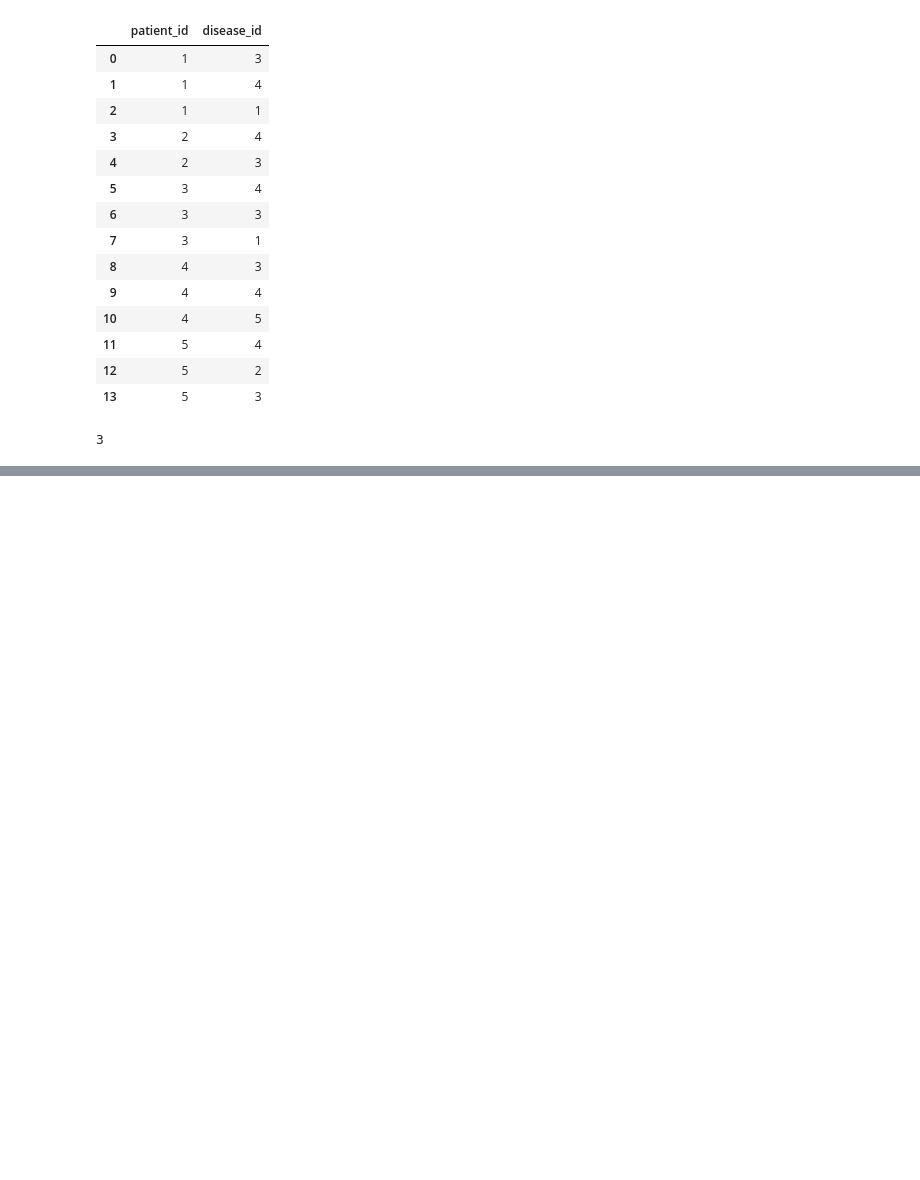
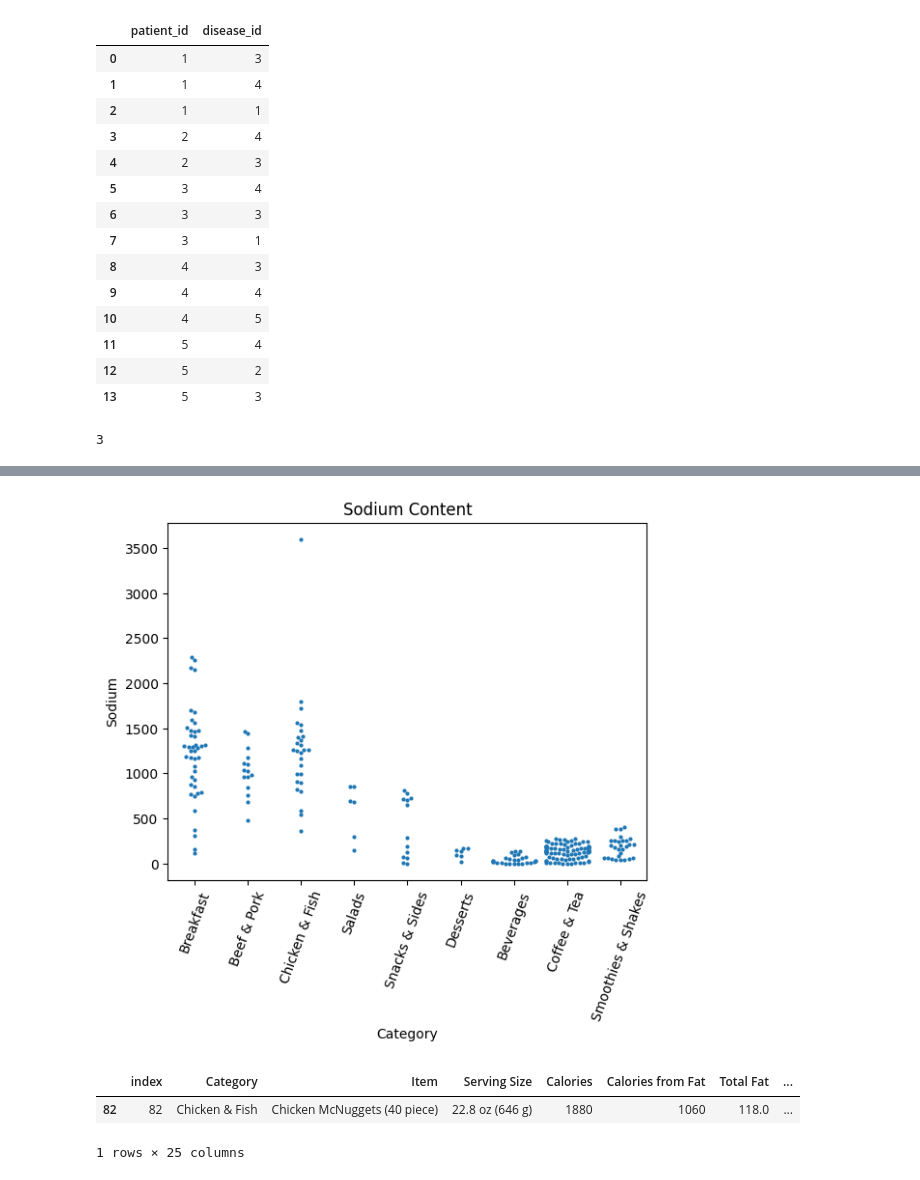
Before and after one commit to Yasir-4/data-science-practice, a Jupyter notebook: practice_2.ipynb, the cells around one changed output, grey strips where cells are left out. Cells and saved outputs as stored; diff of their text form; code cells hidden in the pictures; blank space fills up the shorter version.

```diff
--- a/practice_2.ipynb
+++ b/practice_2.ipynb
@@ -2785,0 +2804,7 @@ conn.close()
+# %%
+conn = sqlite3.connect("MaDonalds.db")
+data = pd.read_csv("menu.csv")
+data.to_sql("mcdonalds_nutrition", conn)
+# %%
+mac_df = pd.read_sql_query("SELECT * FROM mcdonalds_nutrition;", conn)
+mac_df.head(5)
@@ -2785,0 +2835,15 @@ conn.close()
+# %%
+plot = sns.swarmplot(x="Category", y="Sodium", data=mac_df, size=3)
+plt.setp(plot.get_xticklabels(), rotation=70)
+plt.title("Sodium Content")
+plt.show()
+# %% [output]
+[figure, added]
+# %%
+max_sodium = mac_df["Sodium"].max()
+max_sodium_item = mac_df[mac_df["Sodium"] == max_sodium]
+max_sodium_item
+# %% [output]
+|  | index | Category | Item | Serving Size | Calories | Calories from Fat | Total Fat | ... |
+| 82 | 82 | Chicken & Fish | Chicken McNuggets (40 piece) | 22.8 oz (646 g) | 1880 | 1060 | 118.0 | ... |
+1 rows × 25 columns
```
Also changed, not shown: parts of 11 cells of this notebook.
